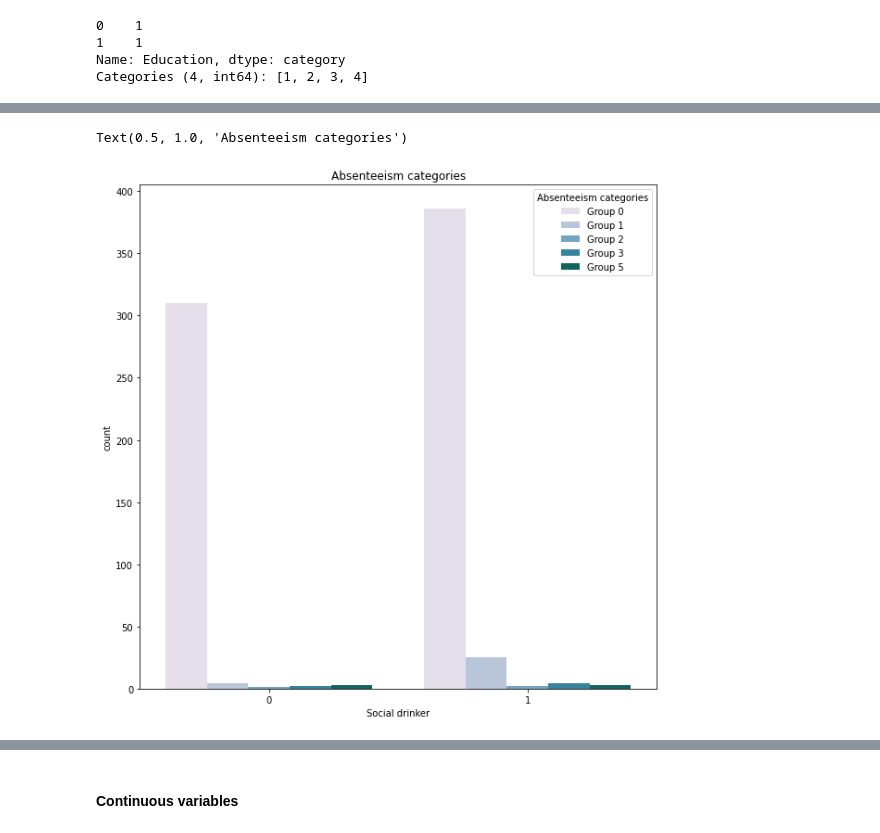
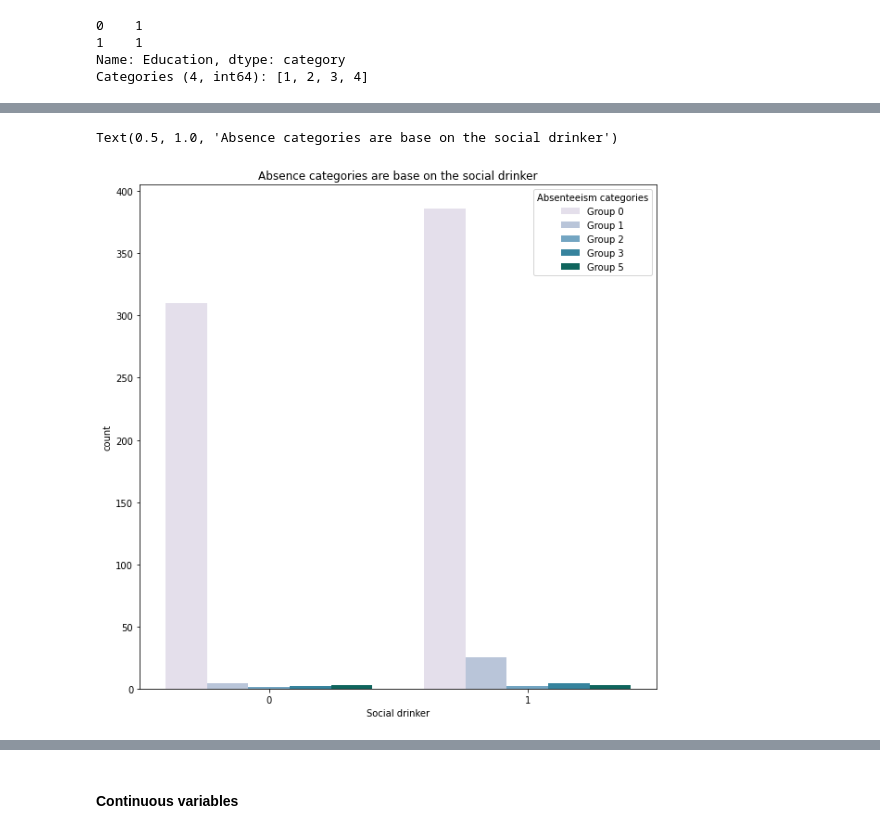
Before and after one commit to noernimat/EDA_for_dataset, a Jupyter notebook: EDA_Absenteeism_at_Work_Dataset.ipynb, the cells around one changed output, grey strips where cells are left out. Saved outputs shown, nothing was run; the diff lists cells and outputs as text; code cells hidden in the pictures.

```diff
--- a/EDA_Absenteeism_at_Work_Dataset.ipynb
+++ b/EDA_Absenteeism_at_Work_Dataset.ipynb
@@ -430,7 +568,7 @@ Day of the week (Monday(2), Tuesday(3), Wednesday(4), Thursday(5), Friday(6))
 # %%
 plt.figure(figsize=(10,10))
 sns.countplot( x='Social drinker', hue='Absenteeism categories', data=dataset_categorical, palette="PuBuGn" )
-plt.title("Absenteeism categories")
+plt.title("Absence categories are base on the social drinker")
 # %% [output]
-Text(0.5, 1.0, 'Absenteeism categories')
+Text(0.5, 1.0, 'Absence categories are base on the social drinker')
-[figure, old version]
+[figure, new version]
```
Also changed, not shown: parts of 31 cells of this notebook.
